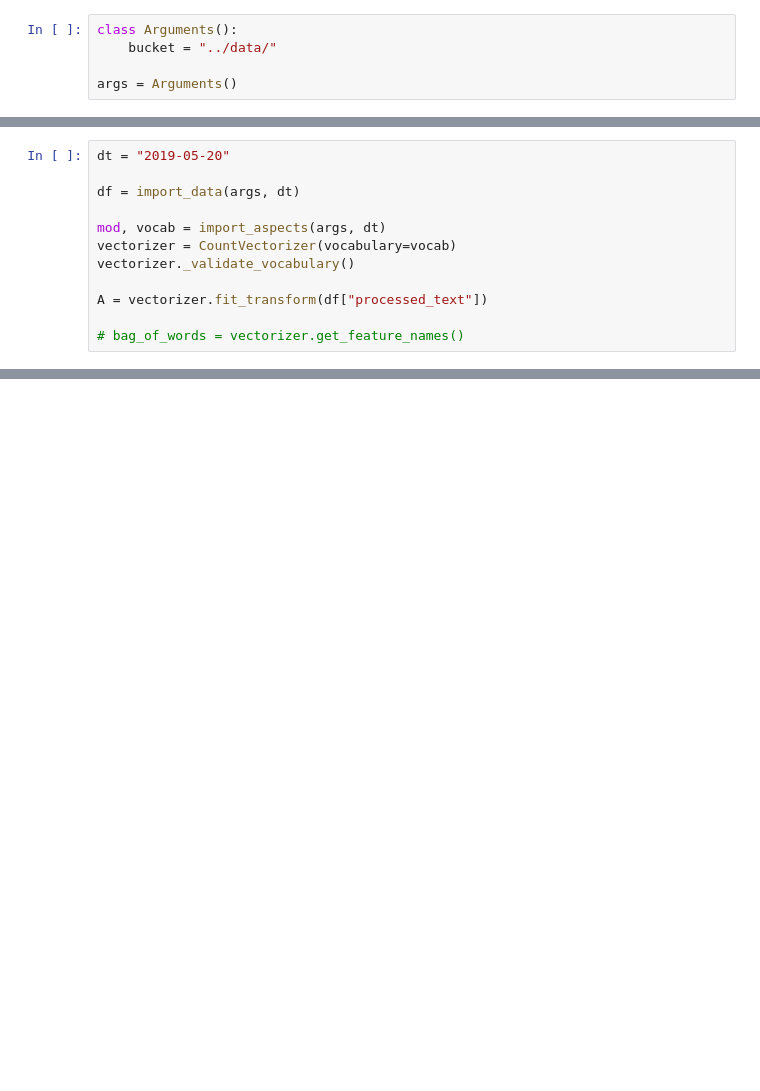
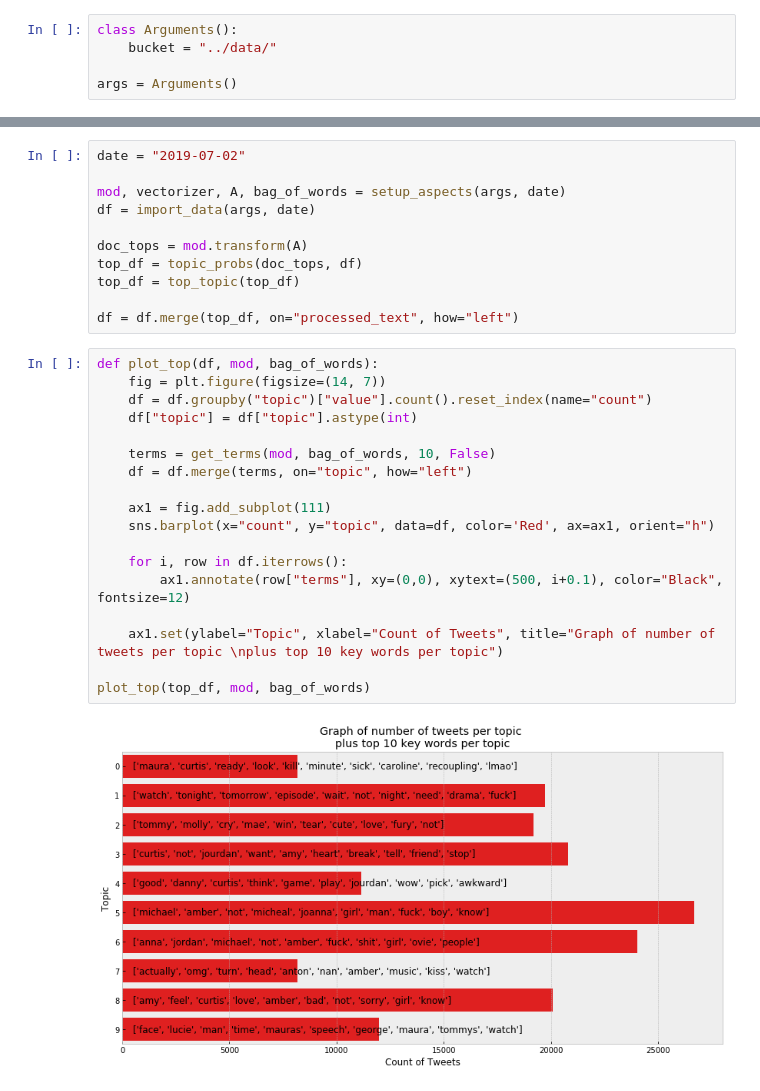
Before and after one commit to watson-sam/loveisland, a Jupyter notebook: notebooks/Topic Models.ipynb, the cells around one changed output, grey strips where cells are left out. Drawn from its saved outputs; the diff is of its cells as text; blank space fills up the shorter version.

```diff
--- a/notebooks/Topic Models.ipynb
+++ b/notebooks/Topic Models.ipynb
@@ -25,12 +69,0 @@ def display_topics(mod, feature_names, n_words):
-# %%
-dt = "2019-05-20"
-
-df = import_data(args, dt)
-
-mod, vocab = import_aspects(args, dt)
-vectorizer = CountVectorizer(vocabulary=vocab)
-vectorizer._validate_vocabulary()
-
-A = vectorizer.fit_transform(df["processed_text"])
-
-# bag_of_words = vectorizer.get_feature_names()
@@ -81,0 +186,31 @@ topic
+# %%
+date = "2019-07-02"
+
+mod, vectorizer, A, bag_of_words = setup_aspects(args, date)
+df = import_data(args, date)
+
+doc_tops = mod.transform(A)
+top_df = topic_probs(doc_tops, df)
+top_df = top_topic(top_df)
+
+df = df.merge(top_df, on="processed_text", how="left")
+# %%
+def plot_top(df, mod, bag_of_words):
+    fig = plt.figure(figsize=(14, 7))
+    df = df.groupby("topic")["value"].count().reset_index(name="count")
+    df["topic"] = df["topic"].astype(int)
+
+    terms = get_terms(mod, bag_of_words, 10, False)
+    df = df.merge(terms, on="topic", how="left")
+
+    ax1 = fig.add_subplot(111)
+    sns.barplot(x="count", y="topic", data=df, color='Red', ax=ax1, orient="h")
+
+    for i, row in df.iterrows():
+        ax1.annotate(row["terms"], xy=(0,0), xytext=(500, i+0.1), color="Black", fontsize=12)
+
+    ax1.set(ylabel="Topic", xlabel="Count of Tweets", title="Graph of number of tweets per topic \nplus top 10 key words per topic")
+
+plot_top(top_df, mod, bag_of_words)
+# %% [output]
+[figure, added]
```
Also changed, not shown: parts of 19 cells of this notebook, 5 other files.
